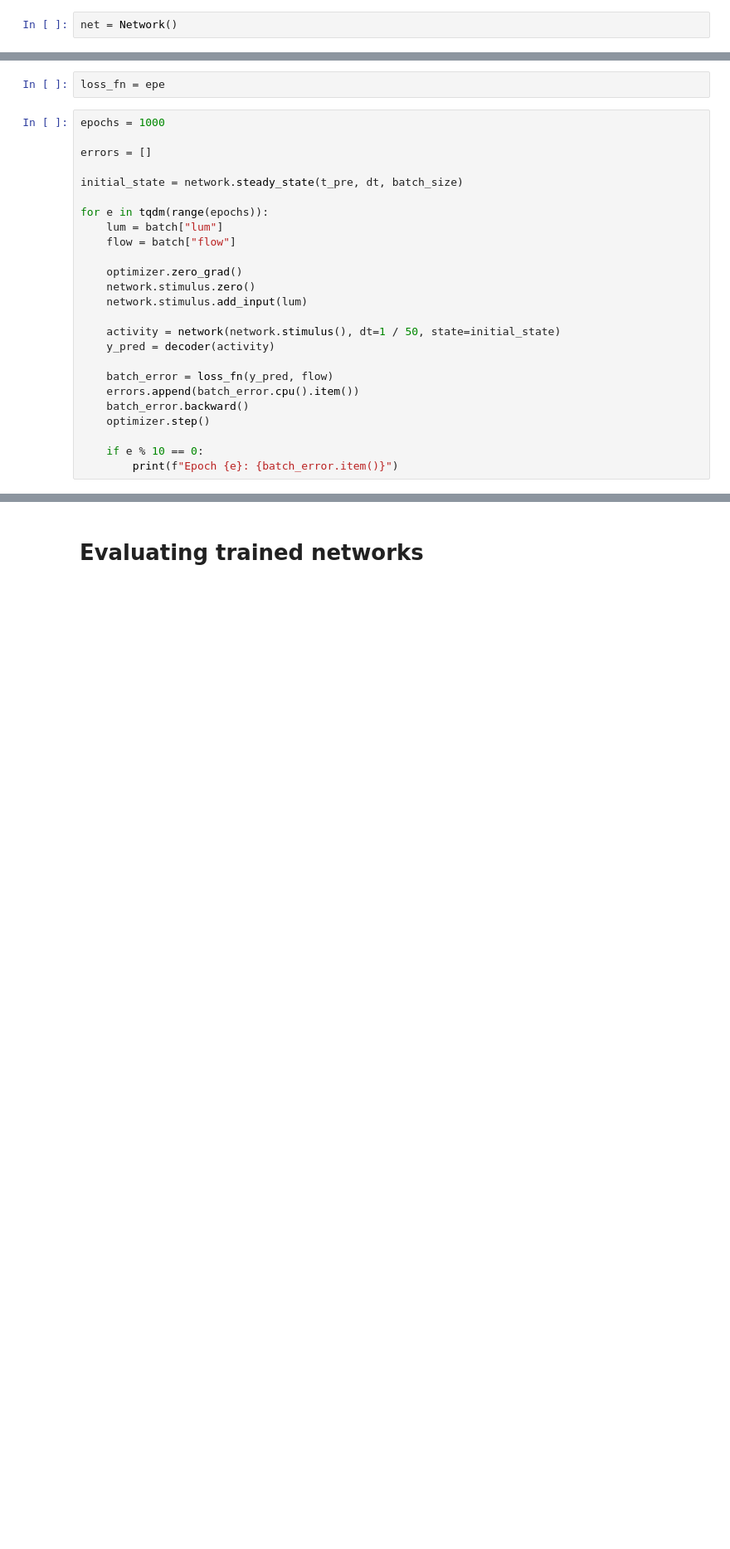
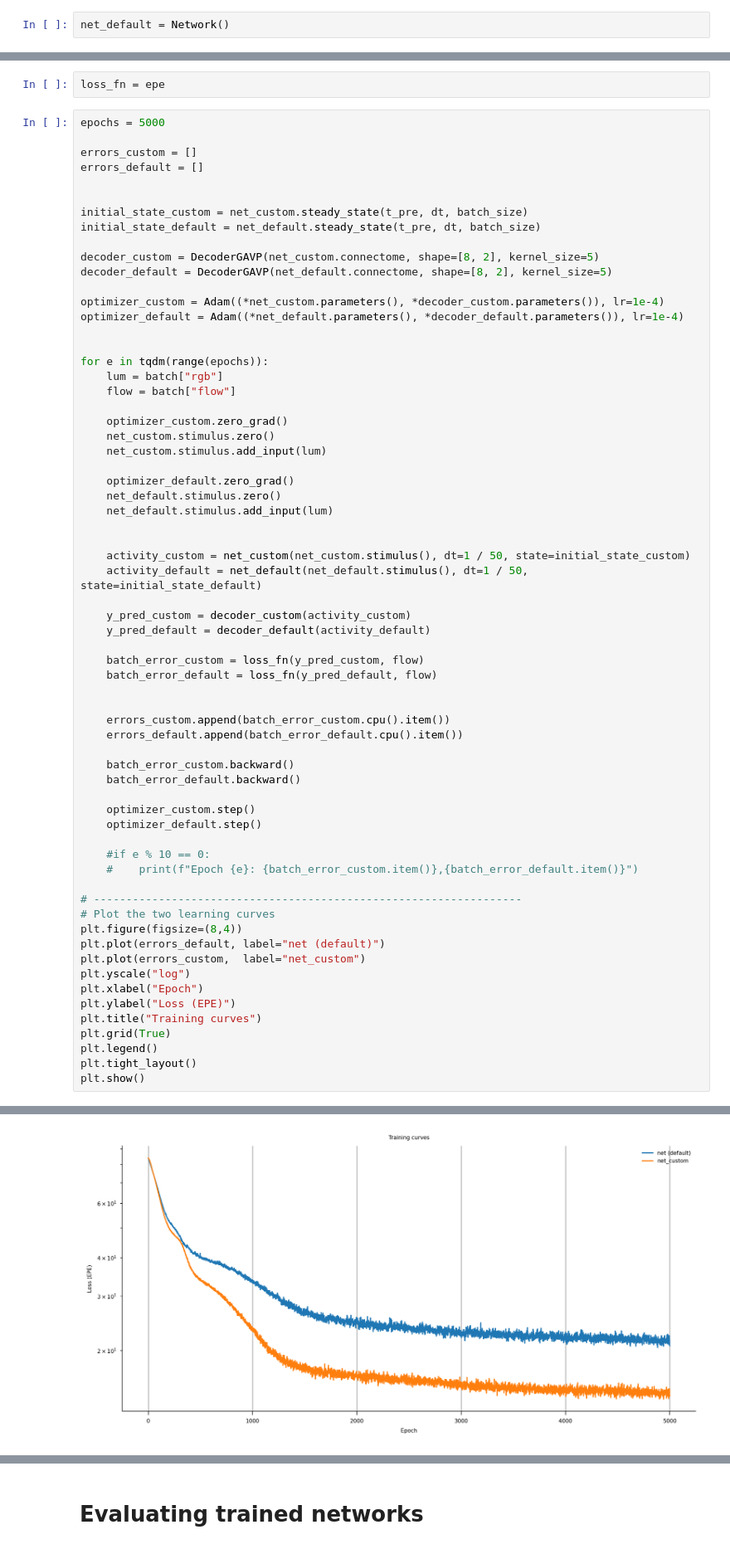
Before and after one commit to greenfire0/flyvis, a Jupyter notebook: examples/mc/02_flyvision_optic_flow_task.ipynb, the cells around one changed output, grey strips where cells are left out. Shown at 83% size. Saved outputs shown, nothing was run; the diff lists cells and outputs as text; blank space fills up the shorter version.

```diff
--- a/examples/mc/02_flyvision_optic_flow_task.ipynb
+++ b/examples/mc/02_flyvision_optic_flow_task.ipynb
@@ -580,3 +644,3 @@ target_type:  [b'L1' b'L1' b'L1' b'L1' b'L1']
 # %%
-net = Network()
+net_default = Network()
 # %% [output]
@@ -629,28 +679,68 @@ batch = next(iter(train_loader))
 # %%
 loss_fn = epe
 # %%
-epochs = 1000
+epochs = 5000
 
-errors = []
+errors_custom = []
+errors_default = []
 
-initial_state = network.steady_state(t_pre, dt, batch_size)
+
+initial_state_custom = net_custom.steady_state(t_pre, dt, batch_size)
+initial_state_default = net_default.steady_state(t_pre, dt, batch_size)
+
+decoder_custom = DecoderGAVP(net_custom.connectome, shape=[8, 2], kernel_size=5)
+decoder_default = DecoderGAVP(net_default.connectome, shape=[8, 2], kernel_size=5)
+
+optimizer_custom = Adam((*net_custom.parameters(), *decoder_custom.parameters()), lr=1e-4)
+optimizer_default = Adam((*net_default.parameters(), *decoder_default.parameters()), lr=1e-4)
+
 
 for e in tqdm(range(epochs)):
-    lum = batch["lum"]
+    lum = batch["rgb"]
     flow = batch["flow"]
 
-    optimizer.zero_grad()
-    network.stimulus.zero()
-    network.stimulus.add_input(lum)
+    optimizer_custom.zero_grad()
+    net_custom.stimulus.zero()
+    net_custom.stimulus.add_input(lum)
 
-    activity = network(network.stimulus(), dt=1 / 50, state=initial_state)
-    y_pred = decoder(activity)
+    optimizer_default.zero_grad()
+    net_default.stimulus.zero()
+    net_default.stimulus.add_input(lum)
 
-    batch_error = loss_fn(y_pred, flow)
-    errors.append(batch_error.cpu().item())
-    batch_error.backward()
-    optimizer.step()
 
-    if e % 10 == 0:
-        print(f"Epoch {e}: {batch_error.item()}")
+    activity_custom = net_custom(net_custom.stimulus(), dt=1 / 50, state=initial_state_custom)
+    activity_default = net_default(net_default.stimulus(), dt=1 / 50, state=initial_state_default)
+
+    y_pred_custom = decoder_custom(activity_custom)
+    y_pred_default = decoder_default(activity_default)
+
+    batch_error_custom = loss_fn(y_pred_custom, flow)
+    batch_error_default = loss_fn(y_pred_default, flow)
+
+
+    errors_custom.append(batch_error_custom.cpu().item())
+    errors_default.append(batch_error_default.cpu().item())
+
+    batch_error_custom.backward()
+    batch_error_default.backward()
+
+    optimizer_custom.step()
+    optimizer_default.step()
+
+    #if e % 10 == 0:
+    #    print(f"Epoch {e}: {batch_error_custom.item()},{batch_error_default.item()}")
+
+# ------------------------------------------------------------------
+# Plot the two learning curves
+plt.figure(figsize=(8,4))
+plt.plot(errors_default, label="net (default)")
+plt.plot(errors_custom,  label="net_custom")
+plt.yscale("log")
+plt.xlabel("Epoch")
+plt.ylabel("Loss (EPE)")
+plt.title("Training curves")
+plt.grid(True)
+plt.legend()
+plt.tight_layout()
+plt.show()
 # %% [output]
@@ -673,0 +764 @@ Epoch 990: 10.300484657287598
+[figure, added]
```
Also changed, not shown: parts of 50 cells of this notebook, 2 other files.
